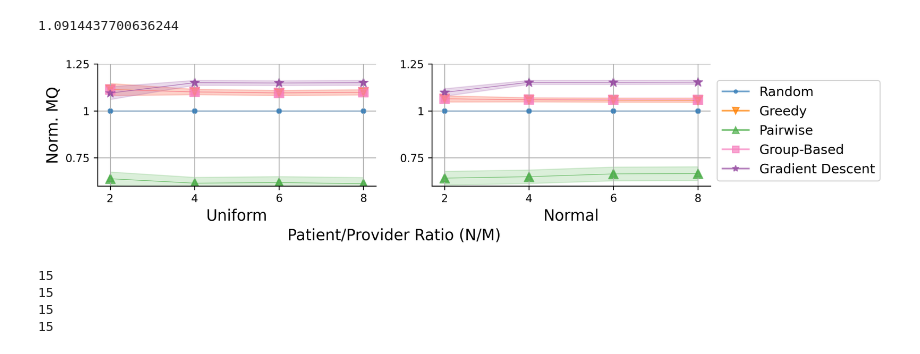
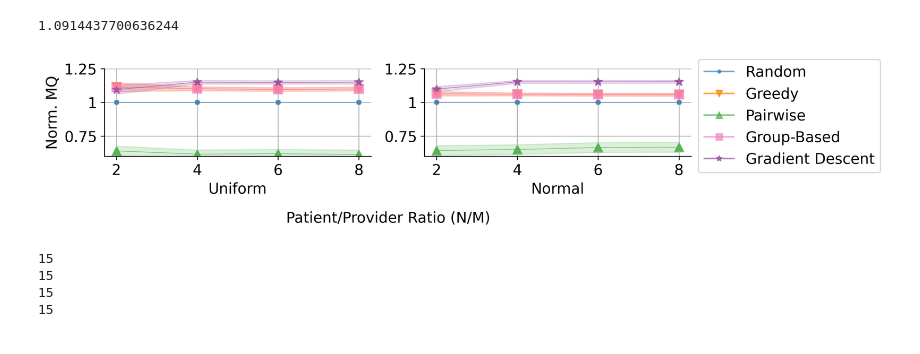
Before and after one commit to naveenr414/patient-provider, a Jupyter notebook: scripts/notebooks/Plotting.ipynb, the cells around one changed output. Drawn from its saved outputs; the diff is of its cells as text; code cells hidden in the pictures.

```diff
--- a/scripts/notebooks/Plotting.ipynb
+++ b/scripts/notebooks/Plotting.ipynb
@@ -452,7 +424,7 @@ dataset = "assumptions"
 y_value_matrix = [[[0 for i in range(5)] for i in range(4)] for i in range(2)]
 y_confidence_matrix = [[[0 for i in range(5)] for i in range(4)] for i in range(2)]
 
-baseline_params = {'num_patients': 25, 'num_providers': 25, 'max_menu_size': 50,
+baseline_params = {'num_patients': 100, 'num_providers': 25, 'max_menu_size': 50,
                    'utility_function': utility_function, 'top_choice_prob': top_choice_prob}
 for i in range(len(y_value_matrix)):
     for j in range(len(y_value_matrix[i])):
@@ -467,13 +439,13 @@ plot_dimensions = (2,4)
 x_labels = [["","","",""],["0.0","0.05","0.1","0.2"]]
 y_labels = [["$\\theta$","","",""],["$p$","","",""]]
 sup_y_label = "Norm. MQ"
-sup_x_label = "Shift"
+sup_x_label = "Noise Level"
 
 overall_format = {'figsize':(10, 2),
     'style_size': style_size,
     'x_ticks': [[[[],[]] for i in range(4)] for i in range(2)],
-    'y_lim': [[[0.7,1.4] for i in range(4)] for i in range(2)],
-    'y_ticks': [[[[],[]] if i != 0 else [[0.8,1,1.2],[0.8,1.0,1.2]] for i in range(4)] for i in range(2)],
+    'y_lim': [[[0.5,1.4] for i in range(4)] for i in range(2)],
+    'y_ticks': [[[[],[]] if i != 0 else [[0.5,0.75,1.0,1.25],[0.5,0.75,1.0,1.25]] for i in range(4)] for i in range(2)],
 }
 fig,ax = create_axes(plot_dimensions,overall_format,y_labels=y_labels,x_labels=x_labels,sup_y_label=sup_y_label,sup_x_label=sup_x_label,sup_x_label_loc=-0.1)
 
@@ -556,3 +652,31 @@ fig.savefig("../../results/figures/assumptions.pdf",dpi=300, bbox_inches='tight'
+# %%
+plot_dimensions = (1,6)
+x_labels = [[0,0.05,0.1,0.15,0.2,0.25]]
+y_labels = [["Norm. MQ","","","","",""]]
+sup_x_label = "Standard Deviation"
+
+overall_format = {'figsize':(12, 1.5),
+    'style_size': style_size,
+    'x_ticks': [[[[],[]] for i in range(6)] for i in range(1)],
+    'y_lim': [[[0.5,1.4] for i in range(6)] for j in range(1)],
+    'y_ticks': [[[[],[]] if i != 0 else [[0.5,0.75,1,1.25],[0.5,0.75,1,1.25]] for i in range(6)] for i in range(1)],
+}
+fig,ax = create_axes(plot_dimensions,overall_format,y_labels=y_labels,x_labels=x_labels,sup_x_label=sup_x_label,sup_x_label_loc=-0.25)
+
+bar_format = {'style_size': style_size,
+    'color_palette': 'six_color'}
+
+for i in range(6):
+    x_groups = [0,1,2,3,4]
+    y_values = y_value_matrix[i]
+    y_errors = y_confidence_matrix[i]
+    labels = method_labels
+    plot_bar(ax[0][i],x_groups,y_values,y_errors,labels,bar_format)
+
+
+handles, labels = ax[0][0].get_legend_handles_labels()
+fig.legend(handles, labels, loc='upper center',ncol=3,bbox_to_anchor=(0.5,-0.25),fontsize=14)
+fig.savefig("../../results/figures/heterogeneity.pdf",dpi=300, bbox_inches='tight')
 # %% [markdown]
 ### Fairness Plots
 # %%
@@ -648,30 +766,30 @@ np.array(ratio_y_values_normal)[:,-1][-1]/np.array(ratio_y_values_normal)[:,-1][
 # %%
 plot_dimensions = (1,2)
 x_labels = [["Uniform","Normal"]]
 sup_x_label = "Patient/Provider Ratio (N/M)"
 y_labels = [["Norm. MQ",""]]
-overall_format = {'figsize':(10,2),
+overall_format = {'figsize':(10,1.5),
     'style_size': style_size,
     'x_ticks': [[[x_values,x_values],[x_values,x_values]]],
     'y_ticks': [[[[0.75,1,1.25],[0.75,1,1.25]],[[0.75,1,1.25],[0.75,1,1.25]]]],
     'y_lim': [[[0.6,1.25],[0.6,1.25]]],
     'has_grid': True,
 }
 
-fig,ax = create_axes(plot_dimensions,overall_format,x_labels=x_labels,y_labels=y_labels,sup_x_label=sup_x_label,sup_x_label_loc=-0.25)
+fig,ax = create_axes(plot_dimensions,overall_format,x_labels=x_labels,y_labels=y_labels,sup_x_label=sup_x_label,sup_x_label_loc=-0.5)
 
 line_format = {'color_palette': 'six_color', 'size': 75}
 plot_line(ax[0][0],[x_values for i in range(len(ratio_y_values))],ratio_y_values,ratio_confidences,method_labels,line_format)
 plot_scatter(ax[0][0],[x_values for i in range(len(ratio_y_values))],ratio_y_values,[None for i in range(len(method_labels))],line_format)
 
 plot_line(ax[0][1],[x_values for i in range(len(ratio_y_values))],ratio_y_values_normal,ratio_confidences_normal,method_labels,line_format)
 plot_scatter(ax[0][1],[x_values for i in range(len(ratio_y_values))],ratio_y_values_normal,[None for i in range(len(method_labels))],line_format)
 
 
-legend_format = {'style_size': style_size,'type': 'is_global', 'loc': 'lower left', 'ncol': 1, 'bbox_to_anchor': (0.9,0.1), 'show_point': True}
+legend_format = {'style_size': style_size,'type': 'is_global', 'loc': 'lower left', 'ncol': 1, 'bbox_to_anchor': (0.9,-0.1), 'show_point': True, 'fontsize': 14}
 create_legend(fig,ax,plot_dimensions,legend_format)
 
 fig.savefig("../../results/figures/vary_providers_patients.pdf",dpi=300, bbox_inches='tight')
 # %% [output]
-[figure, old version]
+[figure, new version]
 # %%
```
Also changed, not shown: parts of 87 cells of this notebook, 10 other files.
